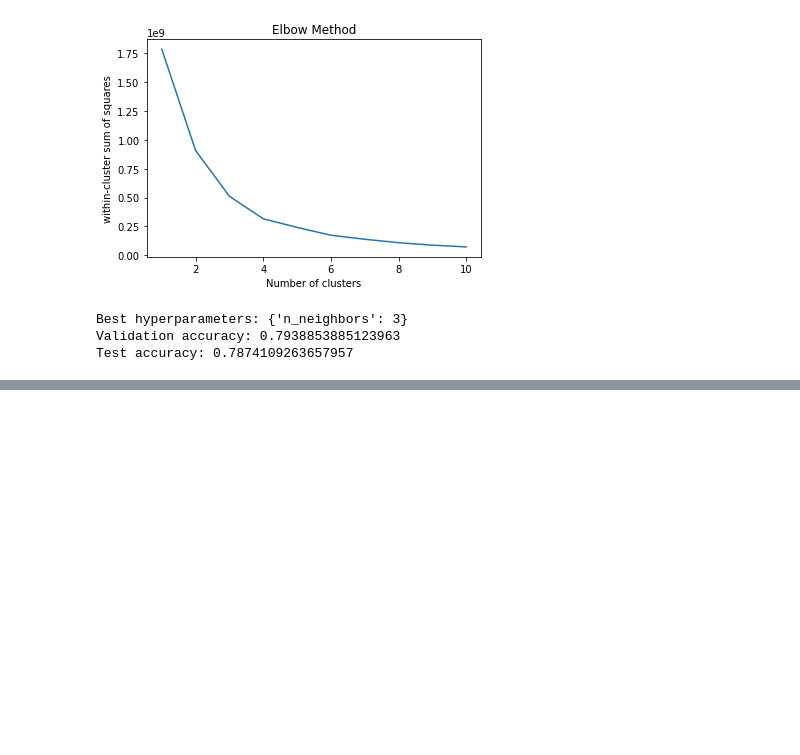
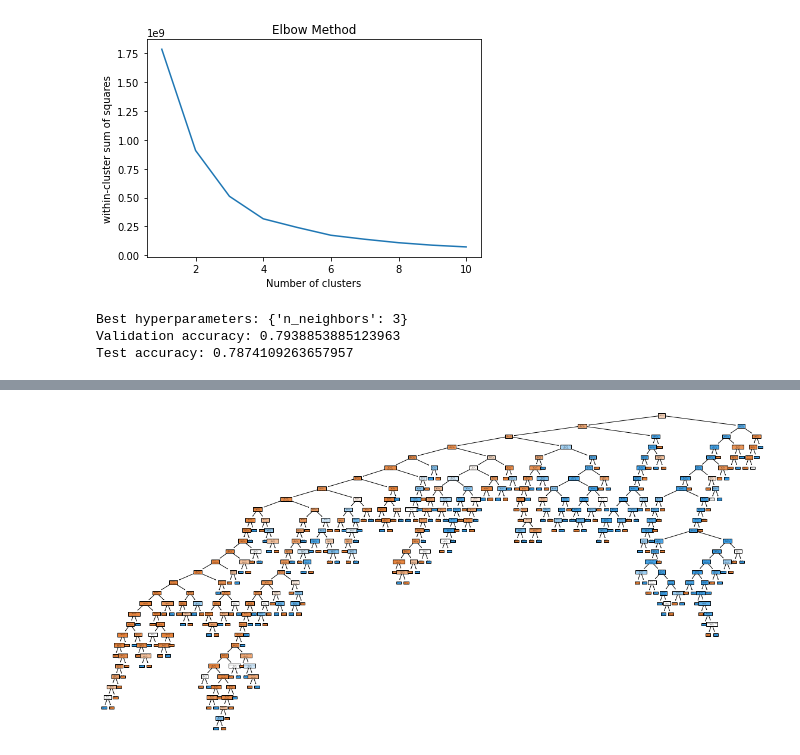
Before and after one commit to AntoinettedeLima/CM2604-Machine-Learning-course-work-, a Jupyter notebook: 20210522_ML_CW.ipynb, the cells around one changed output, grey strips where cells are left out. Saved outputs shown, nothing was run; the diff lists cells and outputs as text; code cells hidden in the pictures; blank space fills up the shorter version.

```diff
--- a/20210522_ML_CW.ipynb
+++ b/20210522_ML_CW.ipynb
@@ -275,0 +393,12 @@ plt.show()
+# %%
+#printing the decision tree in text format, where each line represents a decision rule.
+
+from sklearn.tree import export_text
+
+#Training the model on the training set.
+dtc = DecisionTreeClassifier()
+dtc.fit(X_train, y_train)
+
+#Printing the decision tree as text.
+tree_text = export_text(dtc, feature_names=list(X.columns))
+print(tree_text)
@@ -275,0 +423,12 @@ plt.show()
+# %%
+#plotting the decision tree.
+
+from sklearn.tree import plot_tree
+import matplotlib.pyplot as plt
+
+#a tuple of width and height is given to plot the tree.
+plt.figure(figsize=(20,10))
+plot_tree(dtc, filled=True, feature_names=list(X.columns))
+plt.show()
+# %% [output]
+[figure, added]
```
Also changed, not shown: parts of 9 cells of this notebook.
